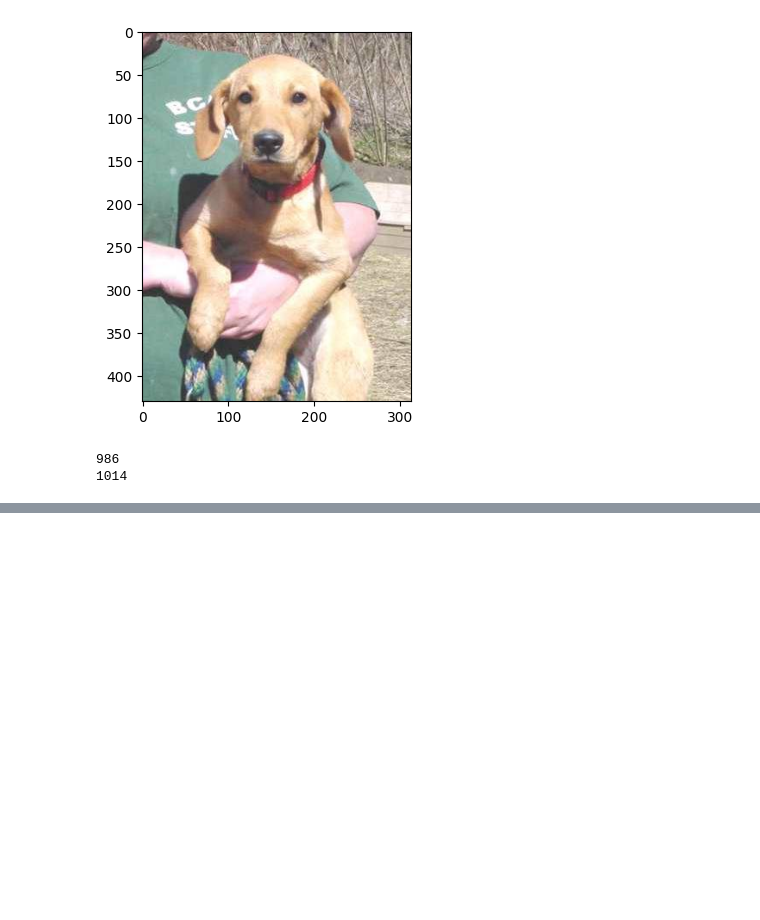
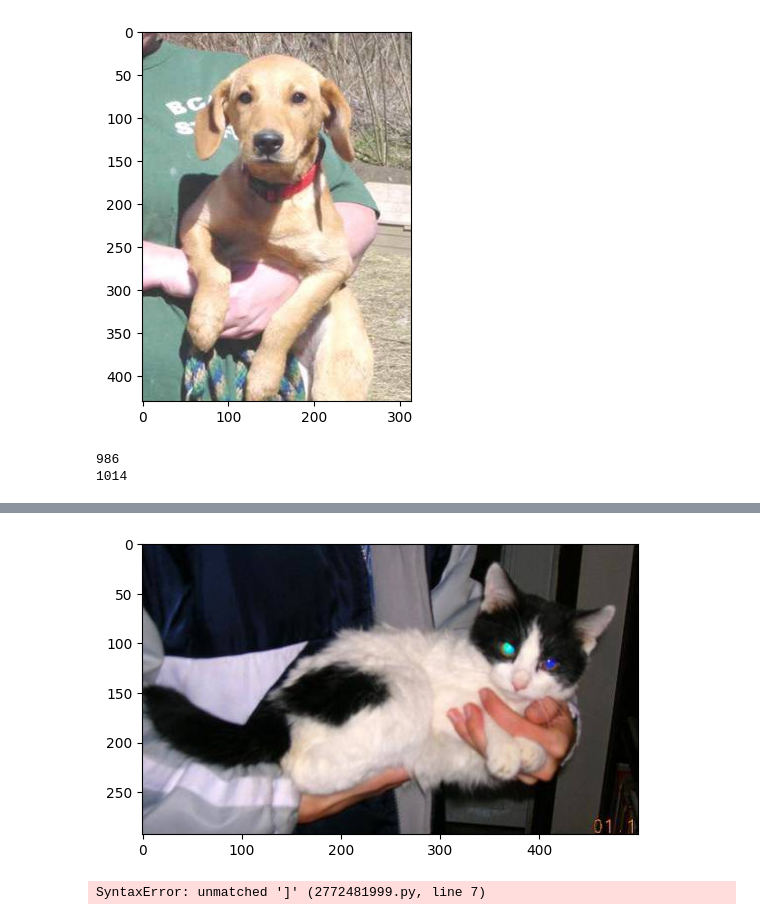
Before and after one commit to Bryantw12/Ai-, a Jupyter notebook: catvsdog.ipynb, the cells around one changed output, grey strips where cells are left out. Saved outputs shown, nothing was run; the diff lists cells and outputs as text; code cells hidden in the pictures; blank space fills up the shorter version.

```diff
--- a/catvsdog.ipynb
+++ b/catvsdog.ipynb
@@ -120,0 +138,22 @@ _________________________________________________________________
+# %%
+test_image = int(input("Give me a number between 1 and 12500"))
+
+user_image = mpimg.imread('test1/{}.jpg'.format(test_image))
+plt.imshow(user_image)
+plt.show()
+# %% [output]
+[figure, added]
+# %%
+input_image = ('test1/{}.jpg'.format(test_image))
+
+input_image_resize = cv2.resize(input_image, (224,224))
+
+input_image_scaled = input_image_resize/255
+
+image_reshaped = np.reshape(input_image_scaled, [1, 224, 224, 3])]
+
+input_prediction = model.predict(image_reshaped)
+
+print(input_prediction)
+# %% [output]
+SyntaxError: unmatched ']' (2772481999.py, line 7)
```
Also changed, not shown: parts of 4 cells of this notebook.
